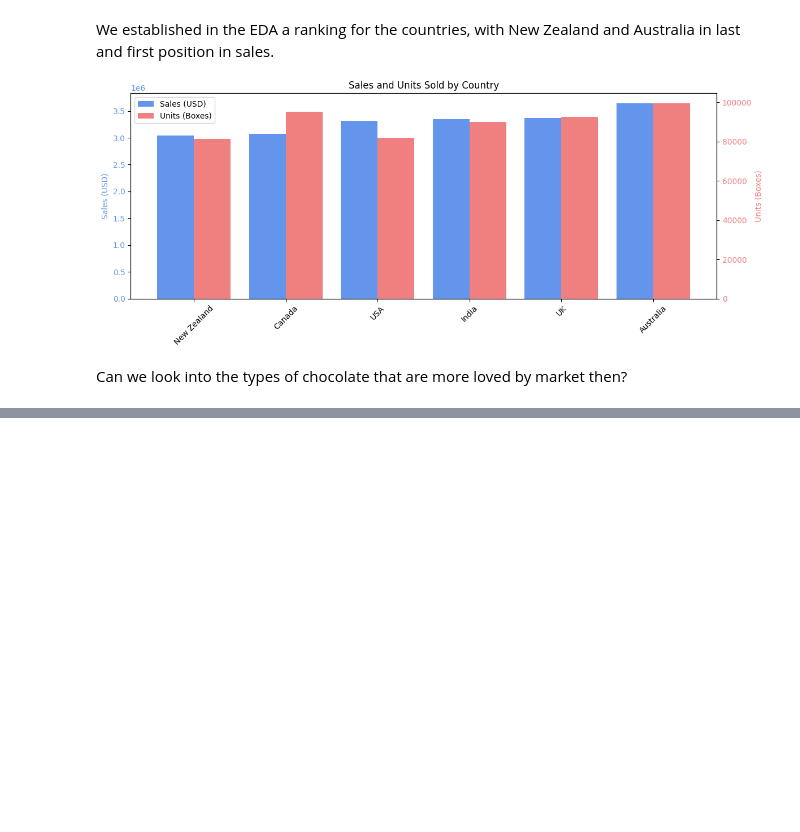
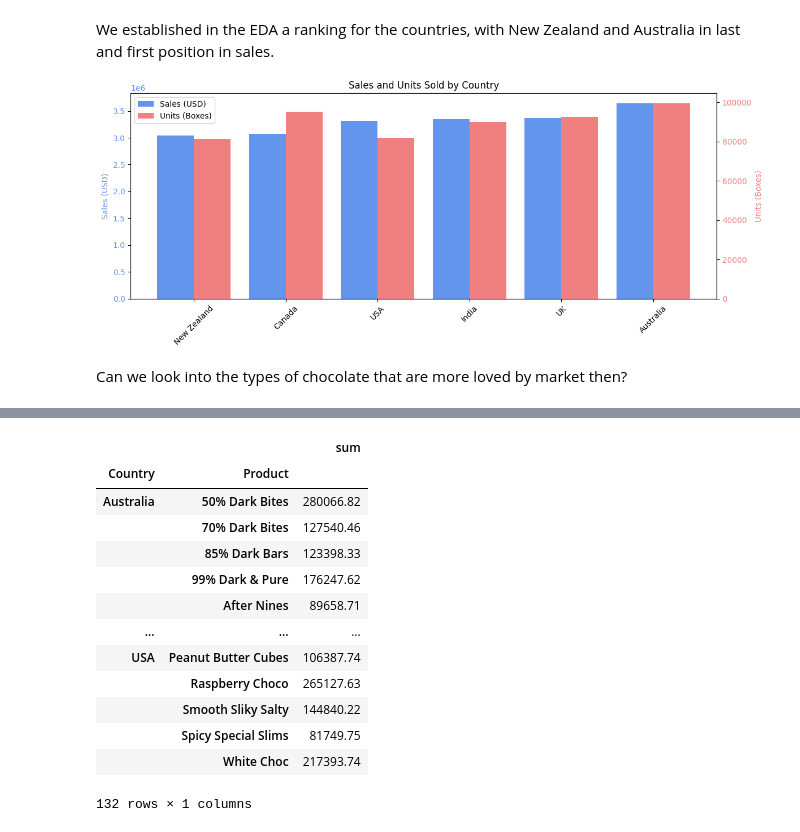
Before and after one commit to Lina060992/Chocolate, a Jupyter notebook: more_questions.ipynb, the cells around one changed output, grey strips where cells are left out. Saved outputs shown, nothing was run; the diff lists cells and outputs as text; code cells hidden in the pictures; blank space fills up the shorter version.

```diff
--- a/more_questions.ipynb
+++ b/more_questions.ipynb
@@ -516,0 +528,18 @@ Can we look into the types of chocolate that are more loved by market then?
+# %%
+sales_amount = sales.groupby(['Country', 'Product'])['Amount'].agg(['sum'])
+sales_amount
+# %% [output]
+|  |  | sum |
+| Country | Product |  |
+| Australia | 50% Dark Bites | 280066.82 |
+|  | 70% Dark Bites | 127540.46 |
+|  | 85% Dark Bars | 123398.33 |
+|  | 99% Dark & Pure | 176247.62 |
+|  | After Nines | 89658.71 |
+| ... | ... | ... |
+| USA | Peanut Butter Cubes | 106387.74 |
+|  | Raspberry Choco | 265127.63 |
+|  | Smooth Sliky Salty | 144840.22 |
+|  | Spicy Special Slims | 81749.75 |
+|  | White Choc | 217393.74 |
+132 rows × 1 columns
```
Also changed, not shown: parts of 3 cells of this notebook.
